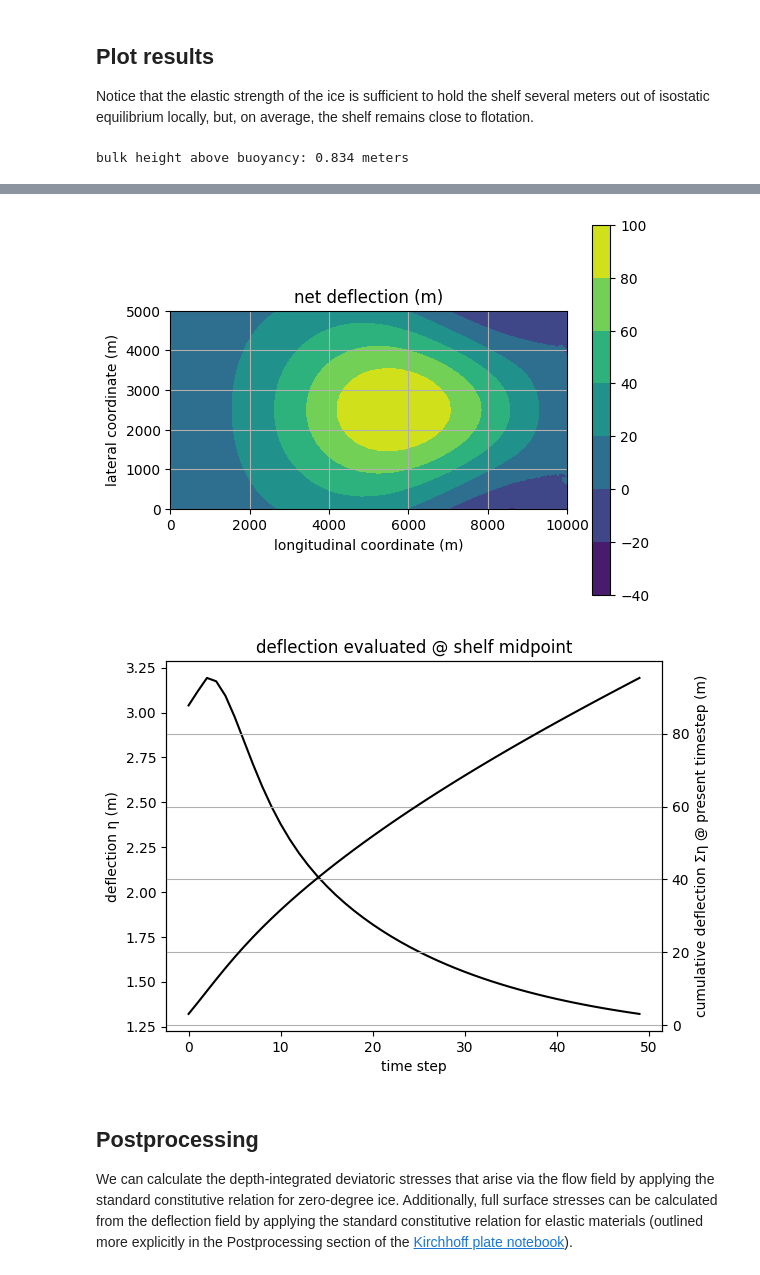
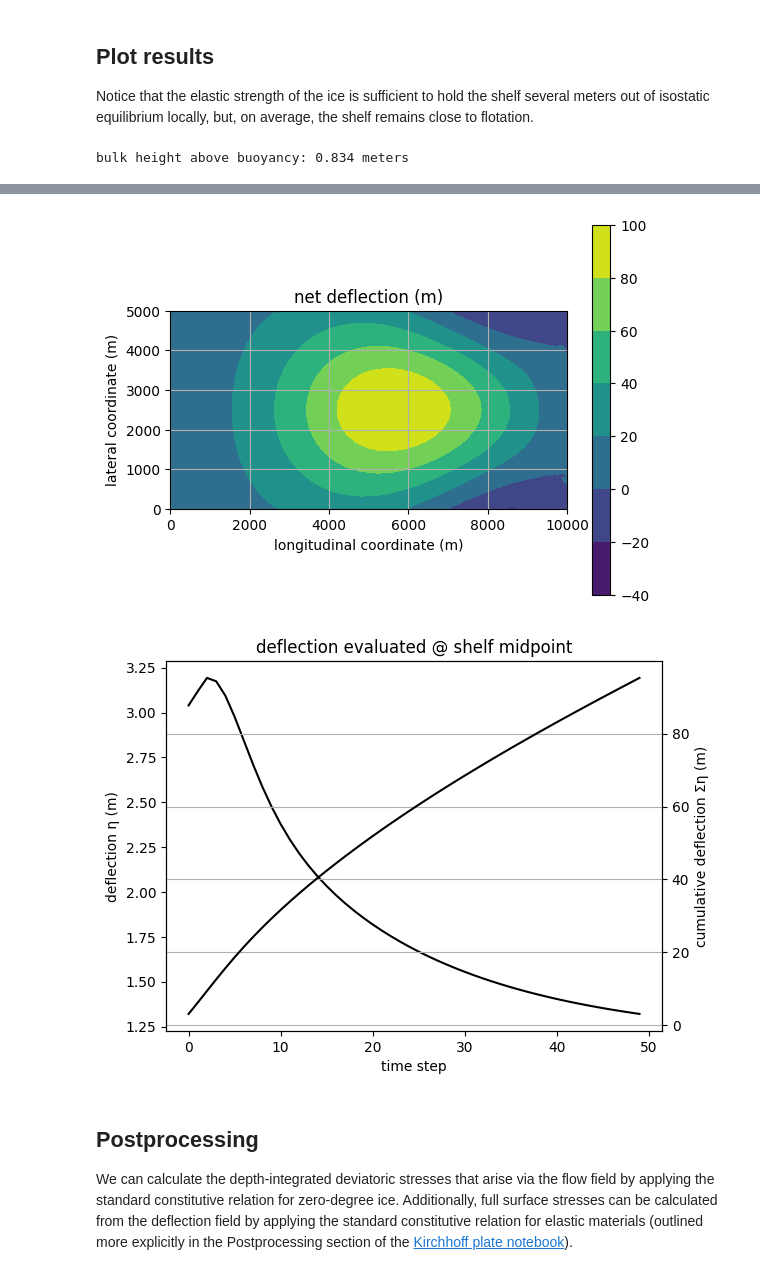
Before and after one commit to chrismiele/weird_flex, a Jupyter notebook: 3_coupled_flow_flexure_elastic.ipynb, the cells around one changed output, grey strips where cells are left out. Drawn from its saved outputs; the diff is of its cells as text; code cells hidden in the pictures.

```diff
--- a/3_coupled_flow_flexure_elastic.ipynb
+++ b/3_coupled_flow_flexure_elastic.ipynb
@@ -329,35 +329,35 @@ plt.title('velocity (m/yr)')
 vel_plot = tricontourf(u, axes=ax)
 plt.colorbar(vel_plot)
 plt.xlabel('longitudinal coordinate (m)')
 plt.ylabel('lateral coordinate (m)')
 plt.grid()
 plt.show()
 
 fig, ax = plt.subplots()
 ax.set_aspect('equal')
 plt.title('net deflection (m)')
 def_plot = tricontourf(project(Ση, Q1), axes=ax)
 plt.colorbar(def_plot)
 plt.xlabel('longitudinal coordinate (m)')
 plt.ylabel('lateral coordinate (m)')
 plt.grid()
 plt.show()
 
 plt.figure()
 plt.title('deflection evaluated @ shelf midpoint')
 plt.plot(η_list, color='k')
 plt.xlabel('time step')
 plt.ylabel('deflection η (m)')
 plt.twinx()
 plt.plot(Ση_list, color='k')
-plt.ylabel('cumulative deflection Ση @ present timestep (m)')
+plt.ylabel('cumulative deflection Ση (m)')
 plt.grid()
 # %% [output]
 bulk height above buoyancy: 0.834 meters
 [figure]
 [figure]
 [figure]
-[figure, old version]
+[figure, new version]
 # %% [markdown]
 ## Postprocessing
 
```
